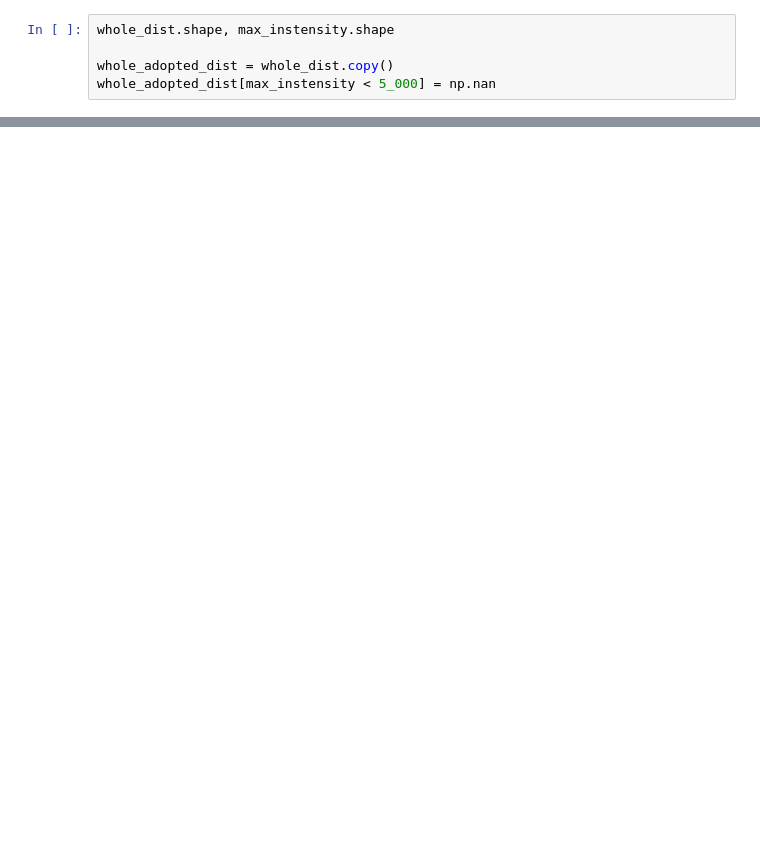
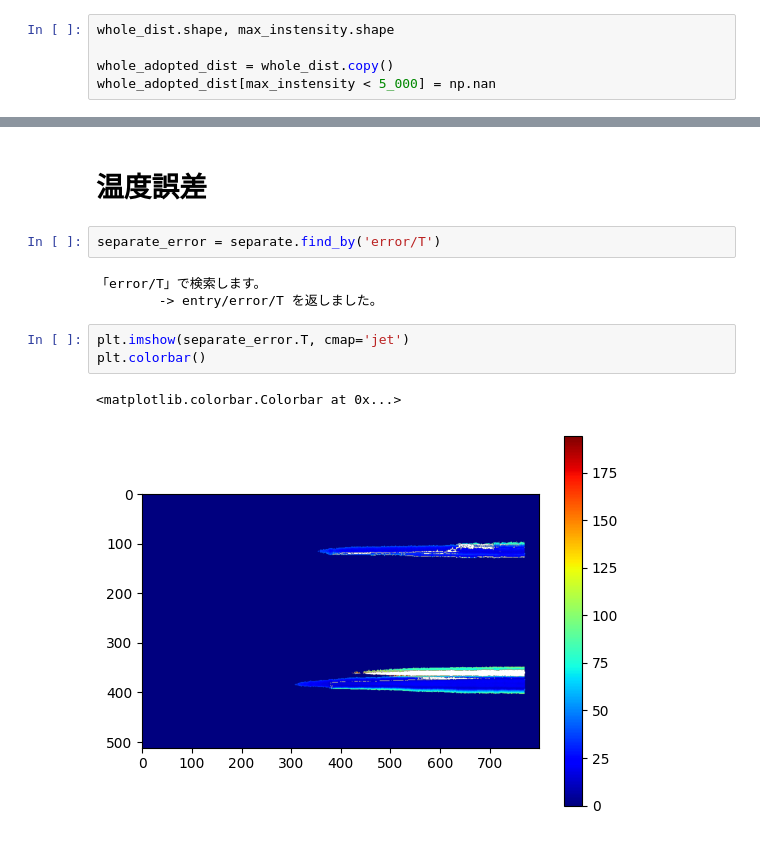
Before and after one commit to ishizawa2468/PlanckThermoEmulator, a Jupyter notebook: notebook/investigate_planck_fit_result.ipynb, the cells around one changed output, grey strips where cells are left out. Saved outputs shown, nothing was run; the diff lists cells and outputs as text; blank space fills up the shorter version.

```diff
--- a/notebook/investigate_planck_fit_result.ipynb
+++ b/notebook/investigate_planck_fit_result.ipynb
@@ -88,0 +93,13 @@ plt.grid(True)
+# %% [markdown]
+# 温度誤差
+# %%
+separate_error = separate.find_by('error/T')
+# %% [output]
+「error/T」で検索します。
+        -> entry/error/T を返しました。
+# %%
+plt.imshow(separate_error.T, cmap='jet')
+plt.colorbar()
+# %% [output]
+<matplotlib.colorbar.Colorbar at 0x...>
+[figure, added]
```
Also changed, not shown: parts of 14 cells of this notebook, 5 other files.
